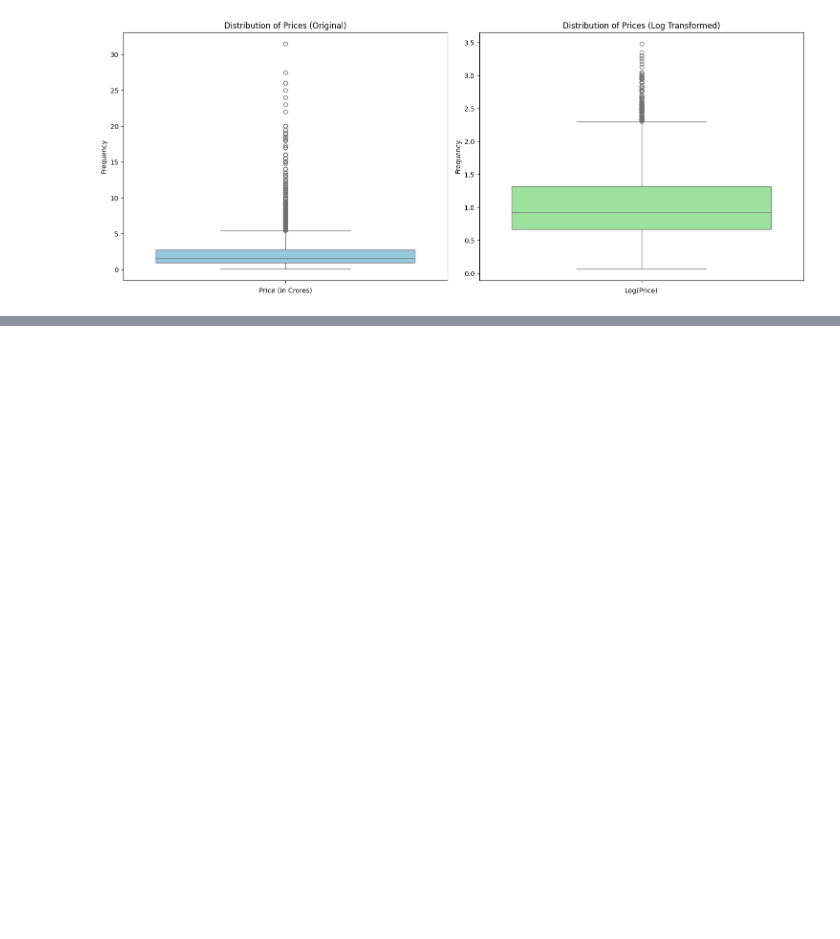
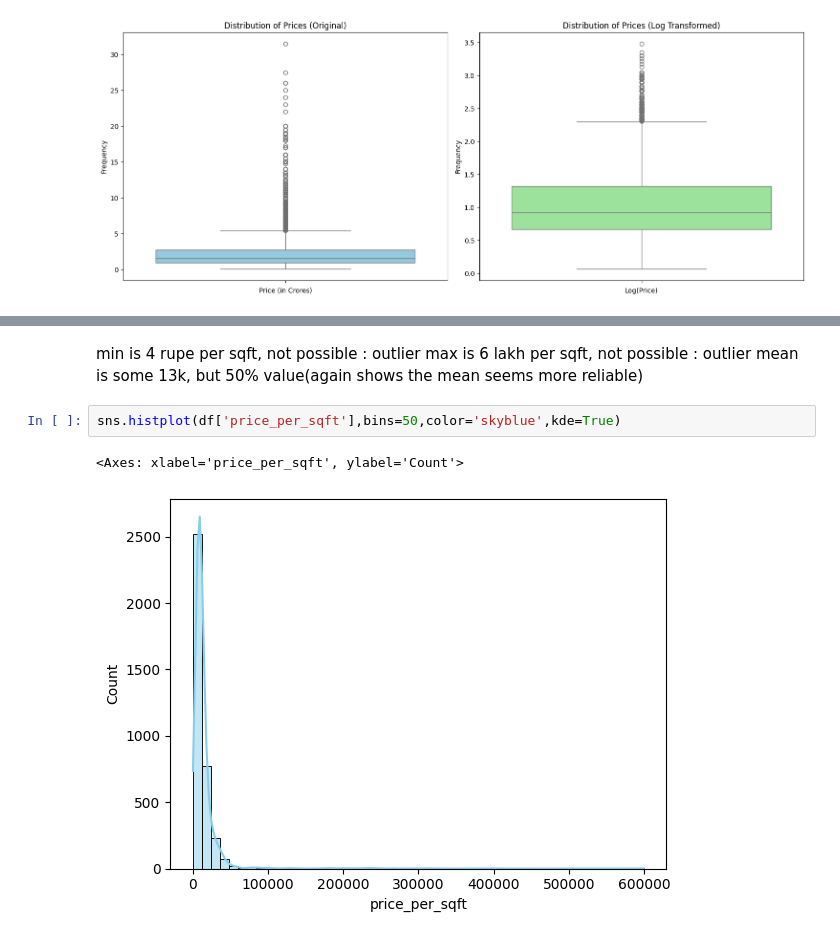
Before and after one commit to garvit1408/NestWise-, a Jupyter notebook: 4 - EDA/eda-univariate-analysis.ipynb, the cells around one changed output, grey strips where cells are left out. Cells and saved outputs as stored; diff of their text form; blank space fills up the shorter version.

Commit message:
eda : price_per_sqft

```diff
--- a/4 - EDA/eda-univariate-analysis.ipynb
+++ b/4 - EDA/eda-univariate-analysis.ipynb
@@ -324,0 +358,9 @@ plt.show()
+# %% [markdown]
+min is 4 rupe per sqft, not possible : outlier
+max is 6 lakh per sqft, not possible : outlier
+mean is some 13k, but 50% value(again shows the mean seems more reliable)
+# %%
+sns.histplot(df['price_per_sqft'],bins=50,color='skyblue',kde=True)
+# %% [output]
+<Axes: xlabel='price_per_sqft', ylabel='Count'>
+[figure, added]
```
Also changed, not shown: parts of 7 cells of this notebook.
